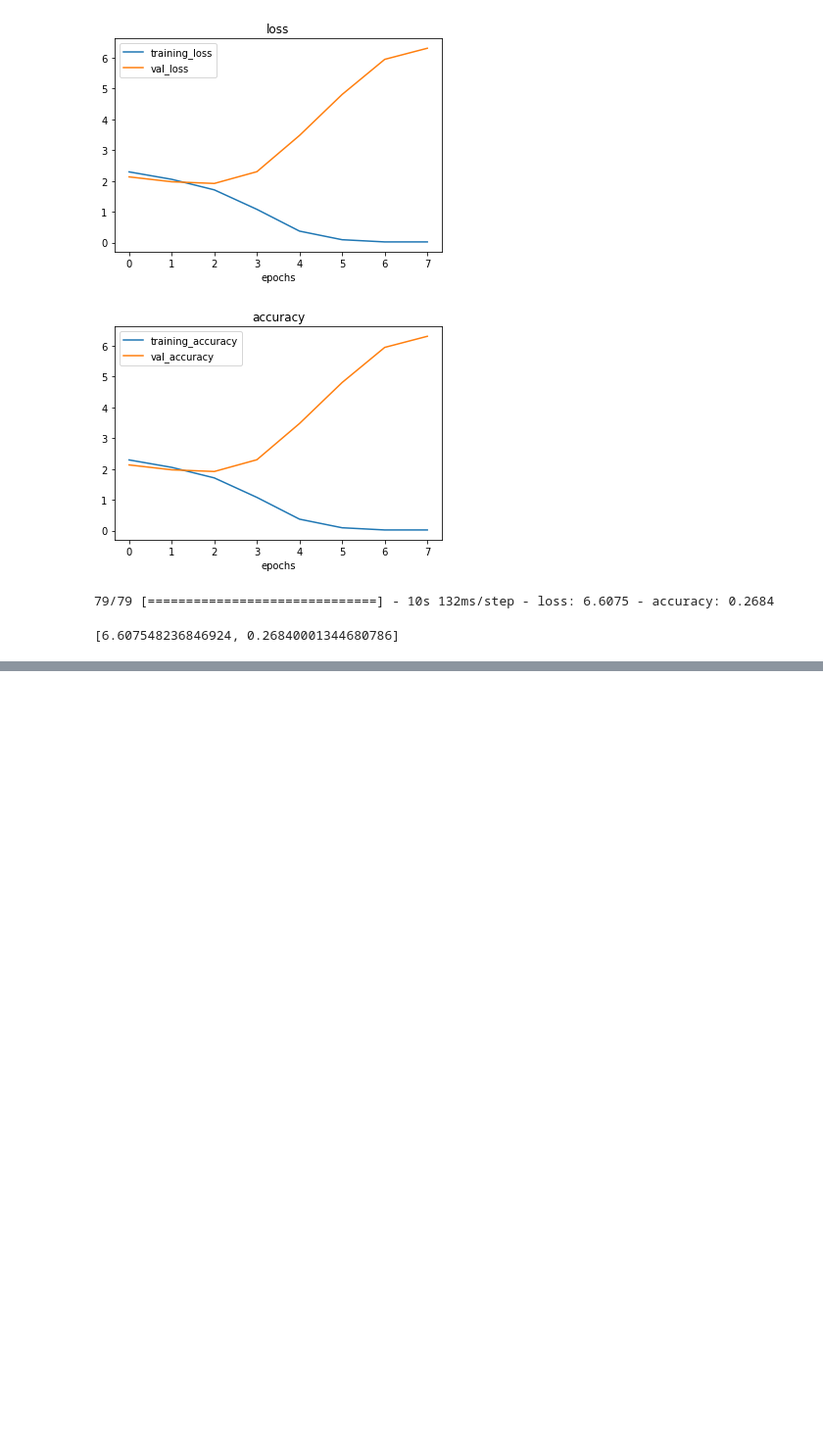
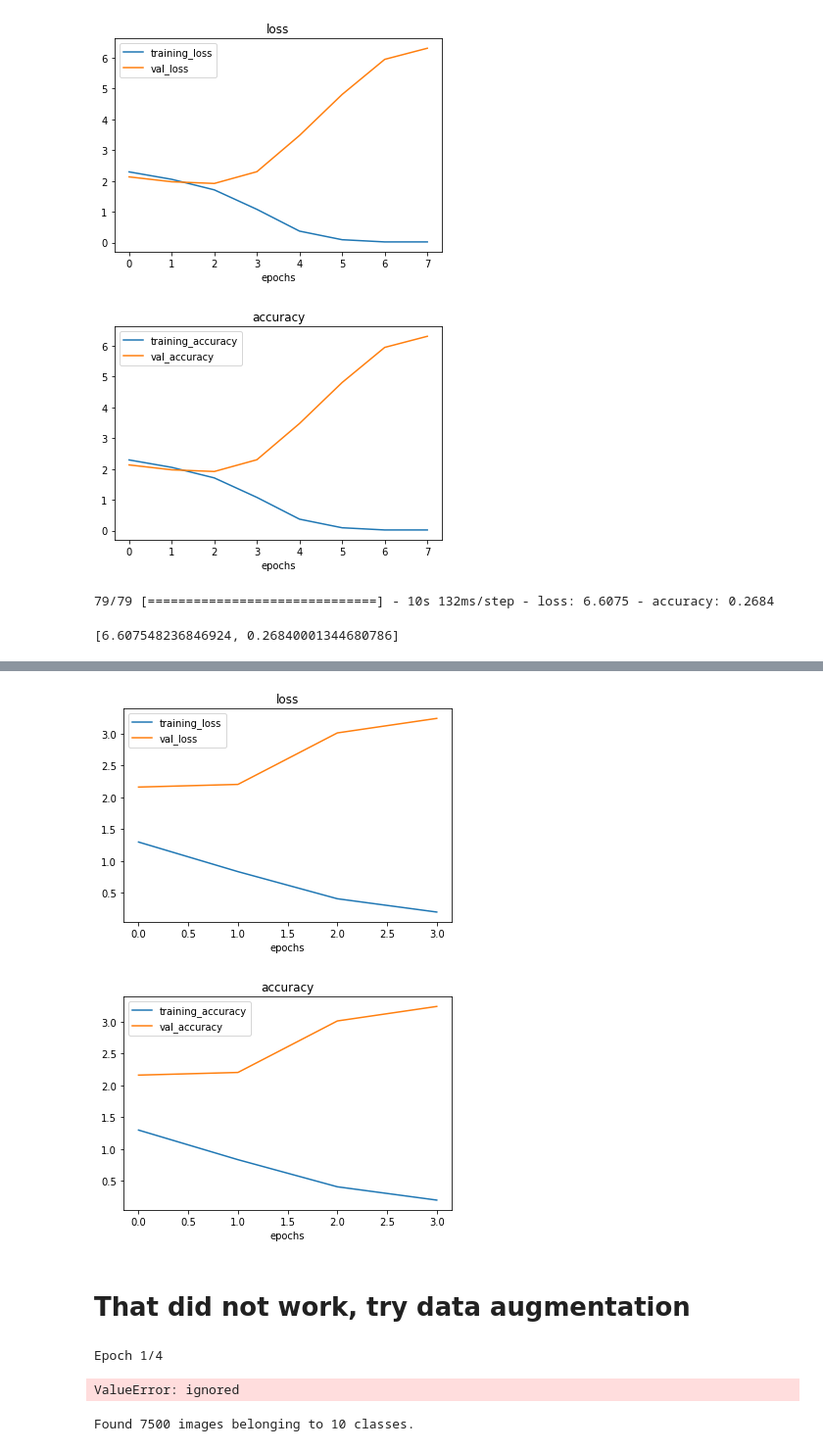
Before and after one commit to Kgs-Mathaba/TensorFlow_DC_ZTM, a Jupyter notebook: 03_Introduction__to_computer_vision_and_convolutional_neural_networks_in_tensorflow.ipynb, the cells around one changed output, grey strips where cells are left out. Shown at 98% size. Drawn from its saved outputs; the diff is of its cells as text; code cells hidden in the pictures; blank space fills up the shorter version.

```diff
--- a/03_Introduction__to_computer_vision_and_convolutional_neural_networks_in_tensorflow.ipynb
+++ b/03_Introduction__to_computer_vision_and_convolutional_neural_networks_in_tensorflow.ipynb
@@ -1131,0 +1152,15 @@ model_8.evaluate(test_data)
+# %%
+# Create another model
+model_9 = Sequential([
+  Conv2D(10, 3, activation='relu', input_shape=(224,224,3)),
+  MaxPool2D(),
+  Conv2D(10, 3, activation='relu'),
+  MaxPool2D(),
+  Flatten(),
+  Dense(10, activation='softmax')
+])
+
+# Compile the mdel
+model_9.compile(loss=tf.keras.losses.CategoricalCrossentropy(),
+                optimizer=tf.keras.optimizers.Adam(),
+                metrics=["accuracy"])
@@ -1131,0 +1190,7 @@ model_8.evaluate(test_data)
+# %%
+# Fit the model
+history_9 = model_9.fit(train_data,
+                        epochs=4,
+                        steps_per_epoch=len(train_data),
+                        validation_data = test_data,
+                        validation_steps =len(valid_data))
@@ -1131,0 +1211,8 @@ model_8.evaluate(test_data)
+# %%
+# check out the loss and accuracy
+plot_loss_curves(history_9)
+# %% [output]
+[figure, added]
+[figure, added]
+# %% [markdown]
+# That did not work, try data augmentation
@@ -1131,0 +1252,25 @@ model_8.evaluate(test_data)
+# %%
+# Fit the model
+history_10 = model_10.fit(train_data_augmented_shuffled,
+                        epochs=4,
+                        steps_per_epoch=len(train_data),
+                        validation_data = test_data,
+                        validation_steps =len(valid_data))
+# %% [output]
+Epoch 1/4
+ValueError: ignored
+# %%
+# Create augmented data
+train_datagen_agumented1 = ImageDataGenerator(rescale=1/255.,
+                                              rotation_range=0.2,
+                                              width_shift_range=0.2,
+                                              height_shift_range=0.2,
+                                              zoom_range=0.2,
+                                              horizontal_flip=True)
+
+train_datagen_agumented1 = train_datagen_agumented1.flow_from_directory(train_dir,
+                                              target_size=(224,224),
+                                              batch_size=32,
+                                              class_mode='categorical')
+# %% [output]
+Found 7500 images belonging to 10 classes.
```
Also changed, not shown: parts of 23 cells of this notebook.
